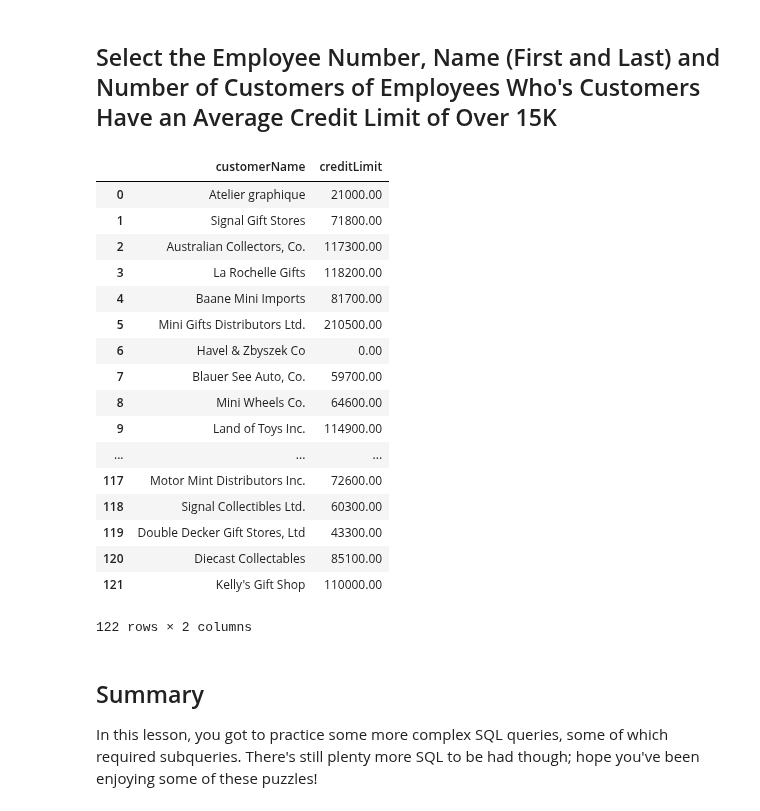
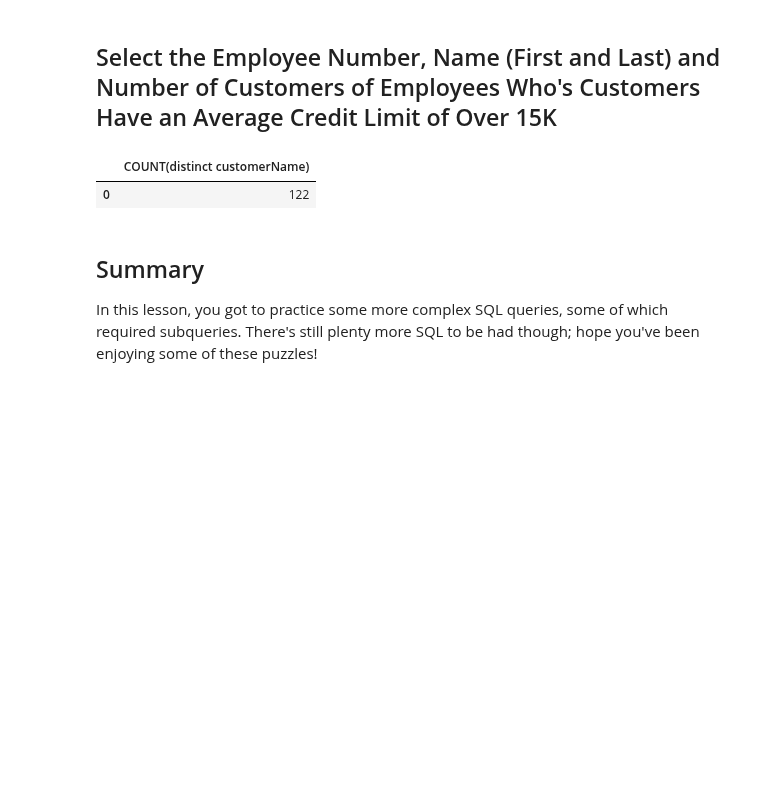
Before and after one commit to minnaf/dsc-sql-subqueries-lab-nyc-ds-060319, a Jupyter notebook: index.ipynb, the cells around one changed output. Saved outputs shown, nothing was run; the diff lists cells and outputs as text; code cells hidden in the pictures; blank space fills up the shorter version.

```diff
--- a/index.ipynb
+++ b/index.ipynb
@@ -205,38 +205,27 @@ df
 # %%
 #Your code here
 
 #SELECT employeeNumber, lastName, firstName, numCustomersOver15k
 
-# c.execute("""SELECT COUNT(distinct customerName)
-#           FROM customers
-#           WHERE creditLimit > 15000
+c.execute("""SELECT em
 
-#                 """).fetchall()
 
-c.execute("""SELECT customerName, creditLimit FROM customers""")
+
+
+          SELECT COUNT(distinct customerName)
+          FROM customers
+          WHERE creditLimit > 15000
+
+                """)
+
+# c.execute("""SELECT customerName, creditLimit FROM customers""")
 
 df = pd.DataFrame(c.fetchall())
 df.columns = [x[0] for x in c.description]
 df
 # %% [output]
-|  | customerName | creditLimit |
-| 0 | Atelier graphique | 21000.00 |
-| 1 | Signal Gift Stores | 71800.00 |
-| 2 | Australian Collectors, Co. | 117300.00 |
-| 3 | La Rochelle Gifts | 118200.00 |
-| 4 | Baane Mini Imports | 81700.00 |
-| 5 | Mini Gifts Distributors Ltd. | 210500.00 |
-| 6 | Havel & Zbyszek Co | 0.00 |
-| 7 | Blauer See Auto, Co. | 59700.00 |
-| 8 | Mini Wheels Co. | 64600.00 |
-| 9 | Land of Toys Inc. | 114900.00 |
-| ... | ... | ... |
-| 117 | Motor Mint Distributors Inc. | 72600.00 |
-| 118 | Signal Collectibles Ltd. | 60300.00 |
-| 119 | Double Decker Gift Stores, Ltd | 43300.00 |
-| 120 | Diecast Collectables | 85100.00 |
-| 121 | Kelly's Gift Shop | 110000.00 |
+|  | COUNT(distinct customerName) |
+| 0 | 122 |
-122 rows × 2 columns
 # %% [markdown]
 ## Summary
 
```
